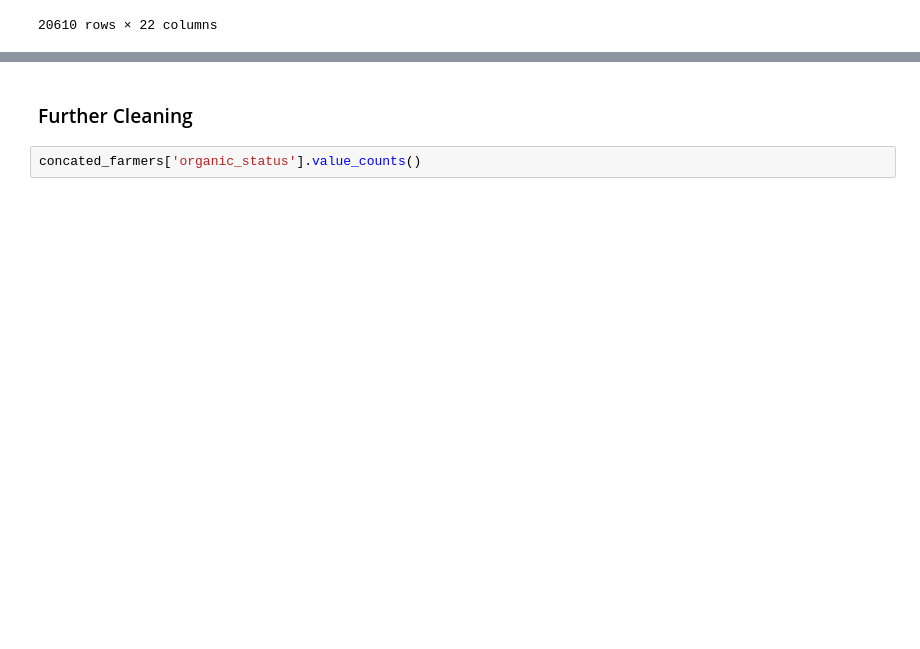
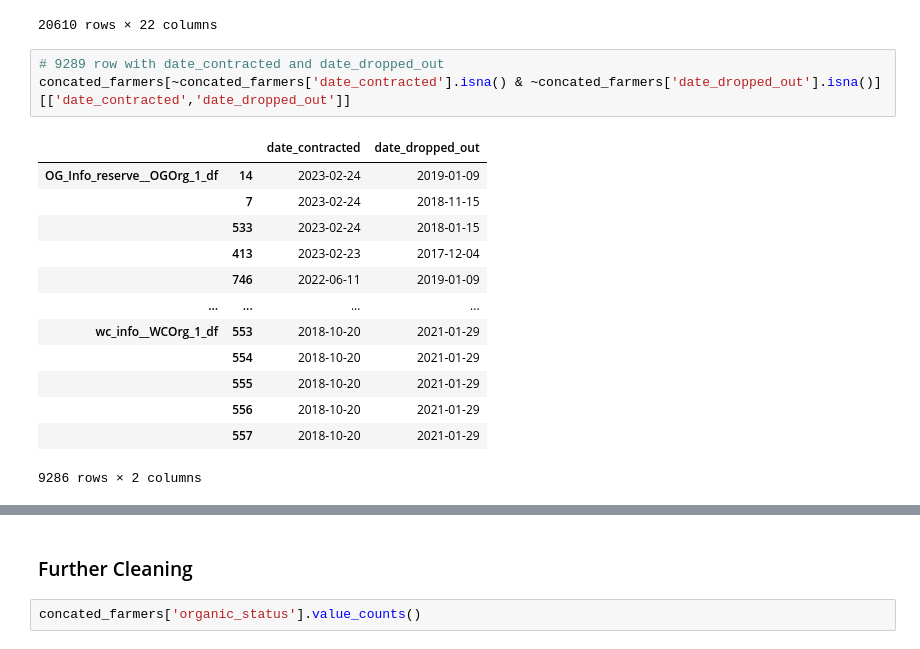
Before and after one commit to Capstone-OrganicAfrica/organic_zimbabwe_eda, a Jupyter notebook: clean_upload_farmers.ipynb, the cells around one changed output, grey strips where cells are left out. Saved outputs shown, nothing was run; the diff lists cells and outputs as text; blank space fills up the shorter version.

```diff
--- a/clean_upload_farmers.ipynb
+++ b/clean_upload_farmers.ipynb
@@ -799,3 +796,20 @@ concated_farmers.sort_index()
 |  | 10950 | 32783 | NaN | NaN | Northern Eastern region | Mt Darwin | None | Baobab + ximenia | Kanocheringa | ... |
 |  | 10951 | 4065 | NaN | NaN | Northern Eastern region | Mudzi | None | Baobab + ximenia | Nyamauta | ... |
 20610 rows × 22 columns
+# %%
+# 9289 row with date_contracted and date_dropped_out
+concated_farmers[~concated_farmers['date_contracted'].isna() & ~concated_farmers['date_dropped_out'].isna()][['date_contracted','date_dropped_out']]
+# %% [output]
+|  |  | date_contracted | date_dropped_out |
+| OG_Info_reserve__OGOrg_1_df | 14 | 2023-02-24 | 2019-01-09 |
+|  | 7 | 2023-02-24 | 2018-11-15 |
+|  | 533 | 2023-02-24 | 2018-01-15 |
+|  | 413 | 2023-02-23 | 2017-12-04 |
+|  | 746 | 2022-06-11 | 2019-01-09 |
+| ... | ... | ... | ... |
+| wc_info__WCOrg_1_df | 553 | 2018-10-20 | 2021-01-29 |
+|  | 554 | 2018-10-20 | 2021-01-29 |
+|  | 555 | 2018-10-20 | 2021-01-29 |
+|  | 556 | 2018-10-20 | 2021-01-29 |
+|  | 557 | 2018-10-20 | 2021-01-29 |
+9286 rows × 2 columns
```
Also changed, not shown: parts of 51 cells of this notebook, 4 other files.
